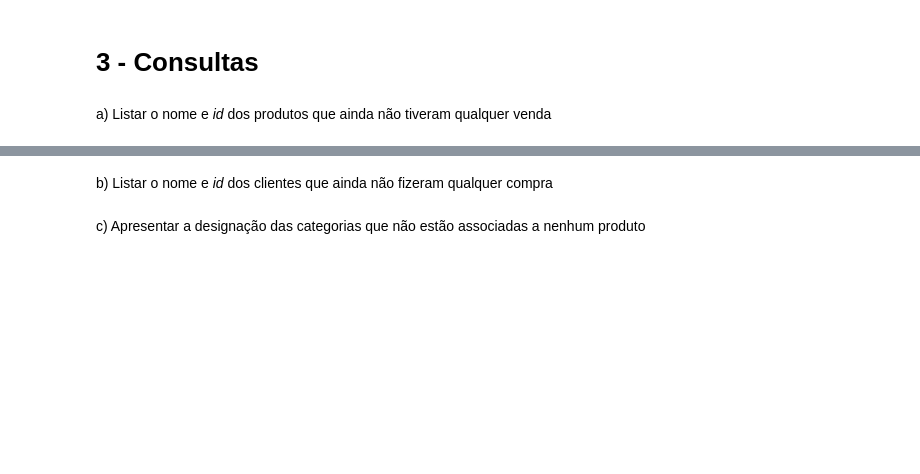
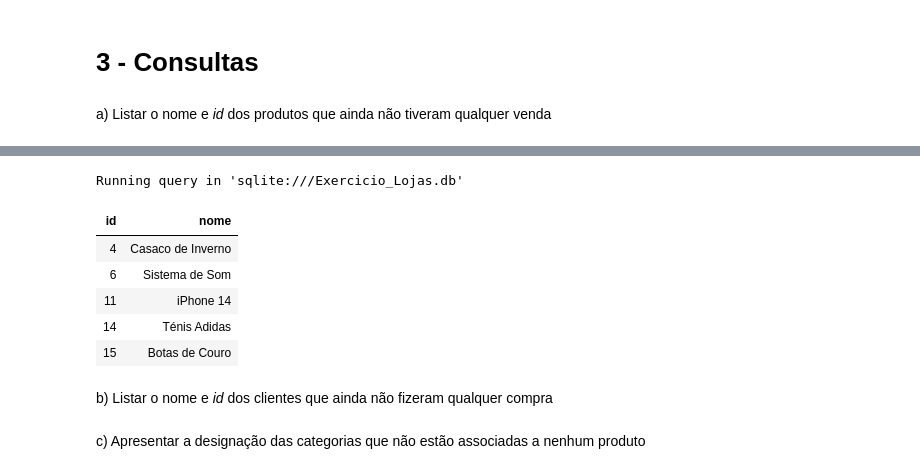
Before and after one commit to jpedrodias/FundamentosSQL, a Jupyter notebook: Week03/Exercicio_Lojas.ipynb, the cells around one changed output, grey strips where cells are left out. Saved outputs shown, nothing was run; the diff lists cells and outputs as text; code cells hidden in the pictures; blank space fills up the shorter version.

```diff
--- a/Week03/Exercicio_Lojas.ipynb
+++ b/Week03/Exercicio_Lojas.ipynb
@@ -225,3 +559,18 @@ Running query in 'sqlite:///Loja.db'
+# %%
+%%sql
+SELECT p.id, p.nome
+    FROM produtos p
+    WHERE p.id NOT IN (
+        SELECT v.produto_id FROM vendas v
+    )
+# %% [output]
+Running query in 'sqlite:///Exercicio_Lojas.db'
+| id | nome |
+| 4 | Casaco de Inverno |
+| 6 | Sistema de Som |
+| 11 | iPhone 14 |
+| 14 | Ténis Adidas |
+| 15 | Botas de Couro |
 # %% [markdown]
 b) Listar o nome e *id* dos clientes que ainda não fizeram qualquer compra
 # %% [markdown]
```
Also changed, not shown: parts of 25 cells of this notebook, 1 other file.
